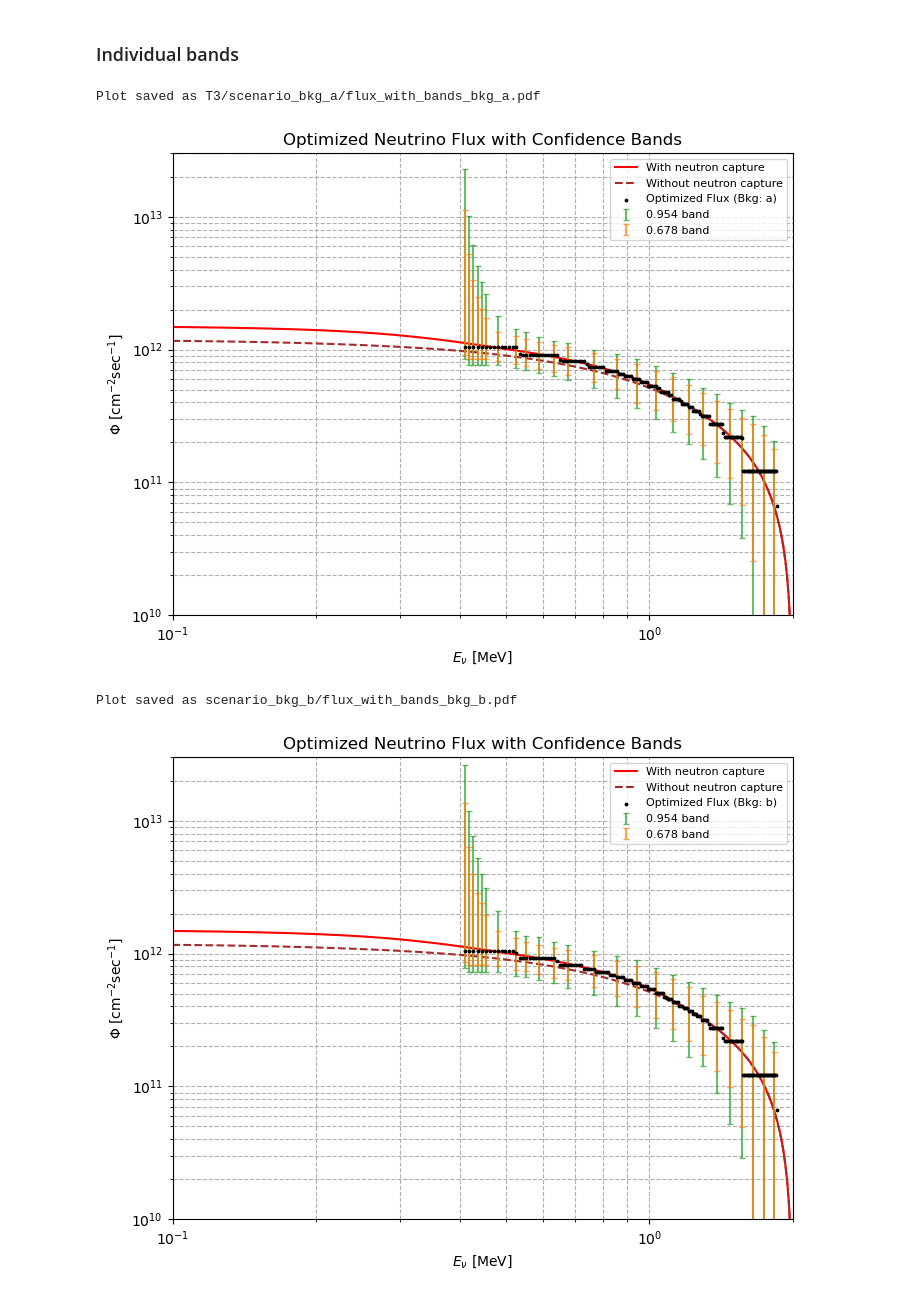
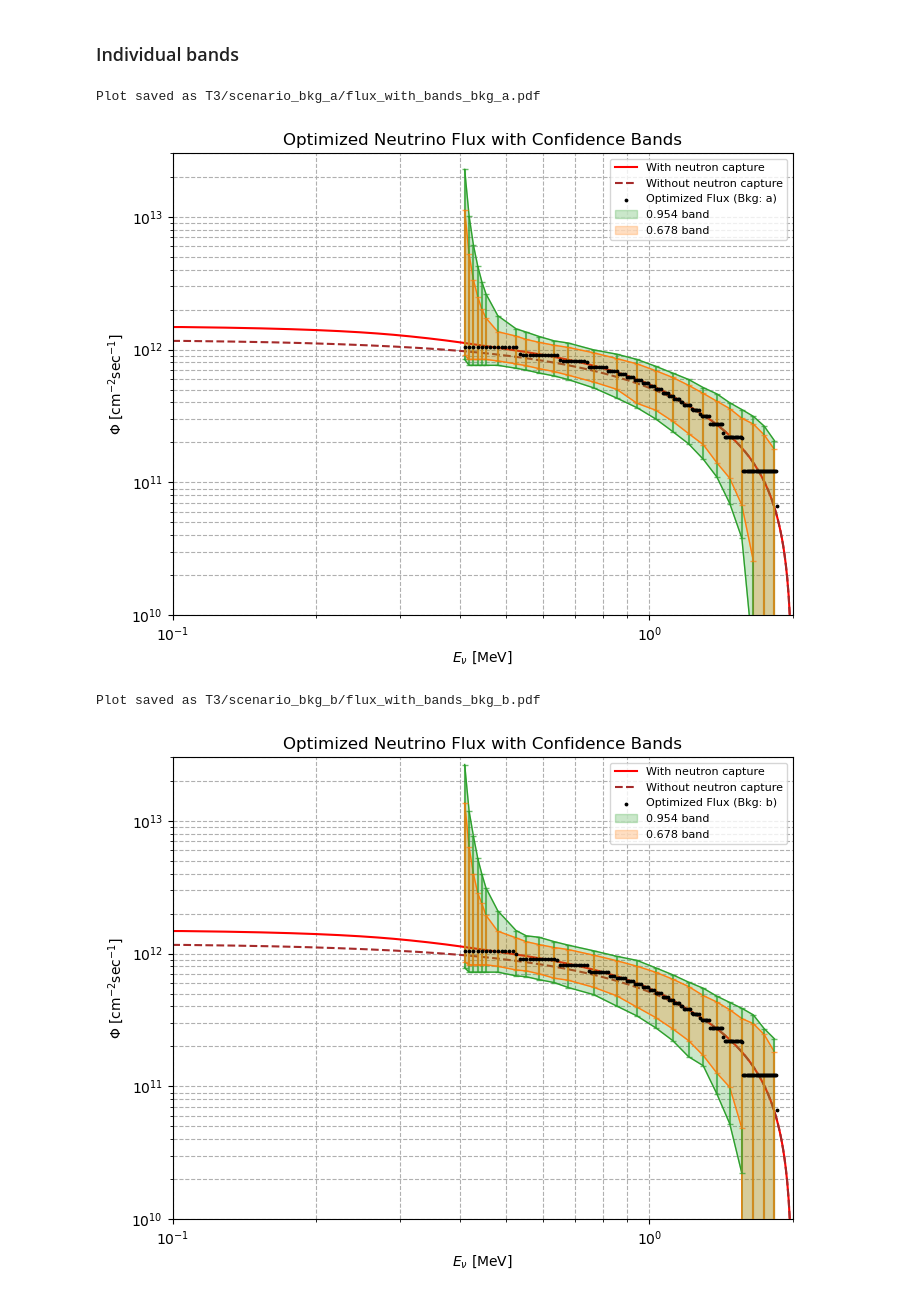
Before and after one commit to kyphys-creator/neutrinoAnalysis, a Jupyter notebook: 5eV/comparison_T3.ipynb, the cells around one changed output. Saved outputs shown, nothing was run; the diff lists cells and outputs as text; code cells hidden in the pictures.

```diff
--- a/5eV/comparison_T3.ipynb
+++ b/5eV/comparison_T3.ipynb
@@ -105,6 +109,7 @@ a_a.plot_flux_with_bands(
     levels=(0.678, 0.954),   # Levels to plot (omit to show all saved levels)
     save=True,
     ylim=(0, 3e13),                # So the high-flux tail is visible
+    style = 'both'
 )
 import matplotlib.pyplot as plt
 plt.yscale('log')
@@ -112,31 +117,32 @@ plt.ylim(1e10, 3e13)
 plt.show()
 # %% [output]
 Plot saved as T3/scenario_bkg_a/flux_with_bands_bkg_a.pdf
-[figure, old version]
+[figure, new version]
 # %%
 # Run optimize() on each scenario first
 a_flat = NeutrinoAnalysis(background_scenario='flat', intervals='180', GeV=0.32e16, solver='osqp')
 a_flat.optimize(a_flat.data_vector)
 a_a = NeutrinoAnalysis(background_scenario='a', intervals='180', GeV=0.36e16, solver='osqp')
 a_a.optimize(a_a.data_vector)
 a_b = NeutrinoAnalysis(background_scenario='b', intervals='180', GeV=0.6e16, solver='osqp')
 a_b.optimize(a_b.data_vector)
 
 # Load the saved bands and overlay them on the optimize result
 # band_files can be a glob pattern or an explicit list
 a_b.plot_flux_with_bands(
-    f'scenario_bkg_b/bands/band_bkg{a_b.background_scenario}_idx*.json',
+    f'T3/scenario_bkg_b/bands/band_bkg{a_b.background_scenario}_idx*.json',
     levels=(0.678, 0.954),   # Levels to plot (omit to show all saved levels)
     save=True,
     ylim=(0, 3e13),                # So the high-flux tail is visible
+    style = 'both'
 )
 import matplotlib.pyplot as plt
 plt.yscale('log')
 plt.ylim(1e10, 3e13)
 plt.show()
 # %% [output]
-Plot saved as scenario_bkg_b/flux_with_bands_bkg_b.pdf
+Plot saved as T3/scenario_bkg_b/flux_with_bands_bkg_b.pdf
-[figure, old version]
+[figure, new version]
 # %%
 # Run optimize() on each scenario first
 a_flat = NeutrinoAnalysis(background_scenario='flat', intervals='180', GeV=0.32e16, solver='osqp')
```
Also changed, not shown: parts of 5 cells of this notebook, 6 other files.
